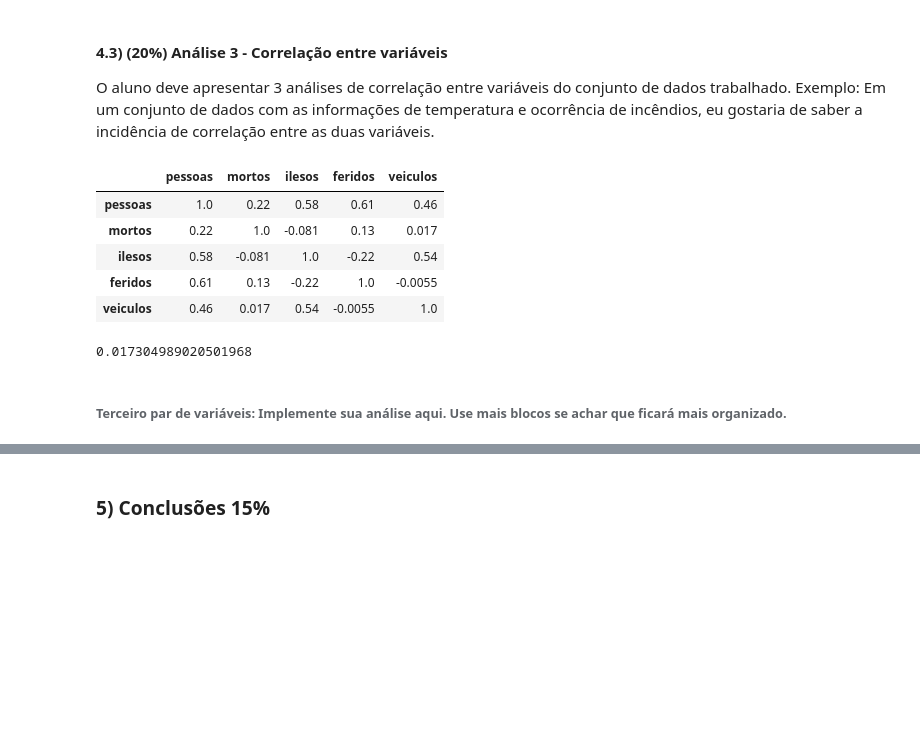
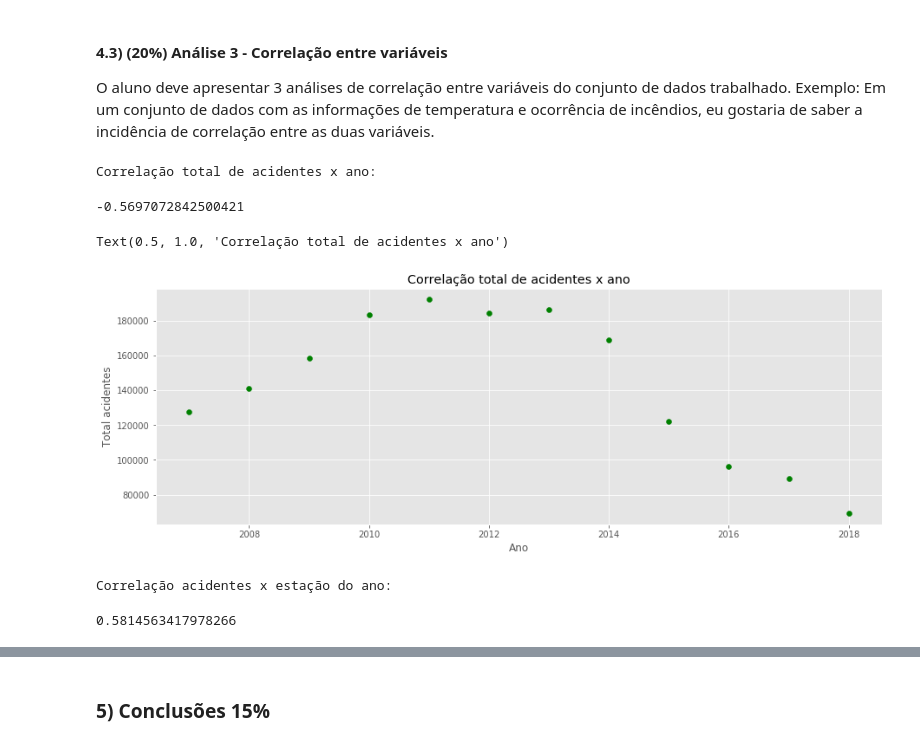
Before and after one commit to LilianeAquino/aed_projeto_1, a Jupyter notebook: template.ipynb, the cells around one changed output, grey strips where cells are left out. Drawn from its saved outputs; the diff is of its cells as text; code cells hidden in the pictures; blank space fills up the shorter version.

```diff
--- a/template.ipynb
+++ b/template.ipynb
@@ -73,7 +73,7 @@ plt.style.use('ggplot')
 warnings.filterwarnings('ignore')
 # %%
 df = pd.read_csv('acidentes-rodovia-br.csv', low_memory=False)
-df.drop(['Unnamed: 0', 'uso_solo', 'ignorados'], axis=1, inplace=True)
+df.drop(['Unnamed: 0', 'uso_solo', 'ignorados','feridos_leves', 'feridos_graves'], axis=1, inplace=True)
 df.head(5)
 # %% [output]
 |  | id | data_inversa | horario | uf | br | km | municipio | causa_acidente | tipo_acidente | ... |
@@ -151,8 +165,6 @@ df['ilesos'] = df['ilesos'].astype('int16')
 df['pessoas'] = df['pessoas'].astype('int16')
 df['feridos'] = df['feridos'].astype('int16')
 df['veiculos'] = df['veiculos'].astype('int16')
-df['feridos_leves'] = df['feridos_leves'].astype('int16')
-df['feridos_graves'] = df['feridos_graves'].astype('int16')
 # %%
 df['data'] = df['data_inversa'].map(str) + ' ' + df.horario
 df['data'] = pd.to_datetime(df['data'])
@@ -460,24 +472,39 @@ Text(0.5, 1.0, 'Existe um aumento de acidentes dependendo da região do país?')
 #### 4.3) **(20%)** Análise 3 - Correlação entre variáveis
 
 O aluno deve apresentar 3 análises de correlação entre variáveis do conjunto de dados trabalhado. Exemplo: Em um conjunto de dados com as informações de temperatura e ocorrência de incêndios, eu gostaria de saber a incidência de correlação entre as duas variáveis.
-# %%
-df_corr = df_2007_2018.drop(['id', 'mes', 'ano','feridos_leves', 'feridos_graves'], axis=1)
-df_corr.corr().style.format('{:.2}').background_gradient(cmap=plt.get_cmap('coolwarm'), axis=1)
-# %% [output]
-|  | pessoas | mortos | ilesos | feridos | veiculos |
-| pessoas | 1.0 | 0.22 | 0.58 | 0.61 | 0.46 |
-| mortos | 0.22 | 1.0 | -0.081 | 0.13 | 0.017 |
-| ilesos | 0.58 | -0.081 | 1.0 | -0.22 | 0.54 |
-| feridos | 0.61 | 0.13 | -0.22 | 1.0 | -0.0055 |
-| veiculos | 0.46 | 0.017 | 0.54 | -0.0055 | 1.0 |
 # %%
 # Primeiro par de variáveis: Implemente sua análise aqui. Use mais blocos se achar que ficará mais organizado.
-#Qtde de mortos x veículos
 
-df_2007_2018['mortos'].corr(df_2007_2018['veiculos'])
+df_corr_acidente_ano = df_2007_2018.groupby(['ano'])['id'].count().to_frame().reset_index()
+print('Correlação total de acidentes x ano:')
+df_corr_acidente_ano['ano'].corr(df_corr_acidente_ano['id'])
 # %% [output]
-0.017304989020501968
+Correlação total de acidentes x ano:
+-0.5697072842500421
+# %%
+plt.scatter(df_corr_acidente_ano['ano'], df_corr_acidente_ano['id'], c='green')
+plt.rcParams['figure.figsize'] = [15, 5]
+
+plt.ylabel('Total acidentes')
+plt.xlabel('Ano')
+plt.title('Correlação total de acidentes x ano')
+# %% [output]
+Text(0.5, 1.0, 'Correlação total de acidentes x ano')
+[figure, added]
 # %%
 # Segundo par de variáveis: Implemente sua análise aqui. Use mais blocos se achar que ficará mais organizado.
+
+mapa_estacao = {'outono' : 1,
+                'inverno': 2,
+                'verão': 3,
+                'primavera': 4
+               }
+
+df_corr_acidente_estacao = df_2007_2018.groupby(['estacao_do_ano'])['id'].count().to_frame().reset_index()
+df_corr_acidente_estacao['classe'] = df_corr_acidente_estacao['estacao_do_ano'].apply(lambda x : mapa_estacao[x])
+
+print('Correlação acidentes x estação do ano:')
+df_corr_acidente_estacao['classe'].corr(df_corr_acidente_ano['id'])
+# %% [output]
+Correlação acidentes x estação do ano:
+0.5814563417978266
-# %% [markdown]
-###### Terceiro par de variáveis: Implemente sua análise aqui. Use mais blocos se achar que ficará mais organizado.
```
Also changed, not shown: parts of 8 cells of this notebook.
